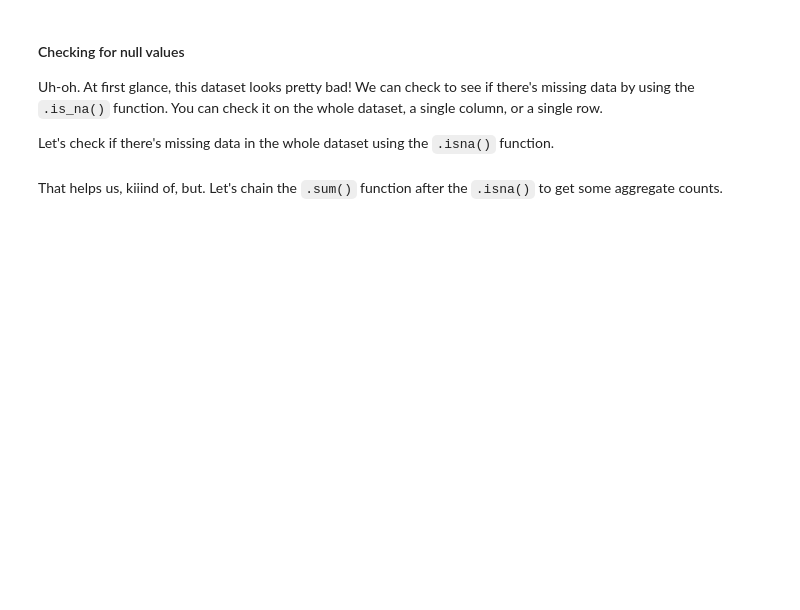
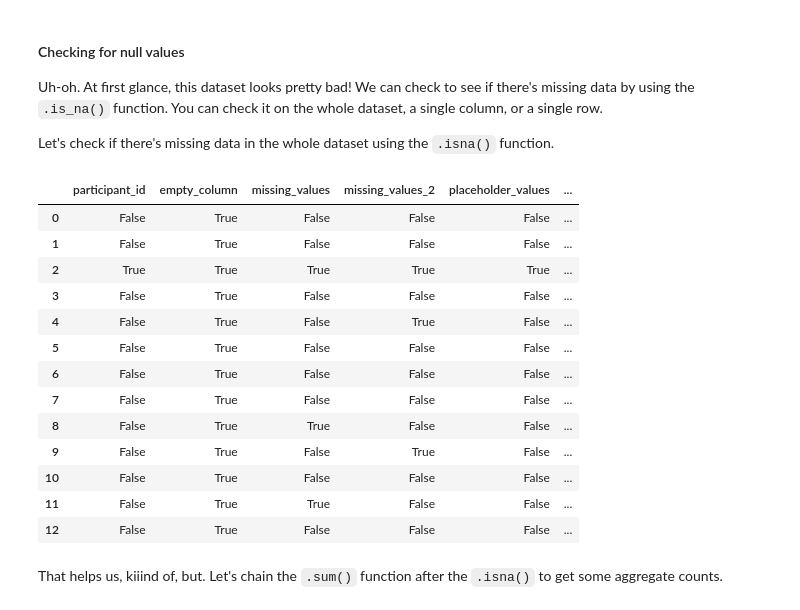
Before and after one commit to JOUR73351/cleaning-with-pandas, a Jupyter notebook: notebooks/pandas-data-cleaning-exercise.ipynb, the cells around one changed output. Drawn from its saved outputs; the diff is of its cells as text; code cells hidden in the pictures; blank space fills up the shorter version.

```diff
--- a/notebooks/pandas-data-cleaning-exercise.ipynb
+++ b/notebooks/pandas-data-cleaning-exercise.ipynb
@@ -21,0 +24,2 @@ First, let's import pandas and open `../data/simple_data.csv` as a dataframe. Th
+# %%
+df = pd.read_csv('../data/simple_data.csv')
@@ -25,5 +45,22 @@ First, let's import pandas and open `../data/simple_data.csv` as a dataframe. Th
 Uh-oh. At first glance, this dataset looks pretty bad! We can check to see if there's missing data by using the `.is_na()` function. You can check it on the whole dataset, a single column, or a single row.
 
 Let's check if there's missing data in the whole dataset using the `.isna()` function.
+# %%
+df.isna()
+# %% [output]
+|  | participant_id | empty_column | missing_values | missing_values_2 | placeholder_values | ... |
+| 0 | False | True | False | False | False | ... |
+| 1 | False | True | False | False | False | ... |
+| 2 | True | True | True | True | True | ... |
+| 3 | False | True | False | False | False | ... |
+| 4 | False | True | False | True | False | ... |
+| 5 | False | True | False | False | False | ... |
+| 6 | False | True | False | False | False | ... |
+| 7 | False | True | False | False | False | ... |
+| 8 | False | True | True | False | False | ... |
+| 9 | False | True | False | True | False | ... |
+| 10 | False | True | False | False | False | ... |
+| 11 | False | True | True | False | False | ... |
+| 12 | False | True | False | False | False | ... |
 # %% [markdown]
 That helps us, kiiind of, but. Let's chain the `.sum()` function after the `.isna()` to get some aggregate counts.
```
Also changed, not shown: parts of 34 cells of this notebook, 2 other files.
